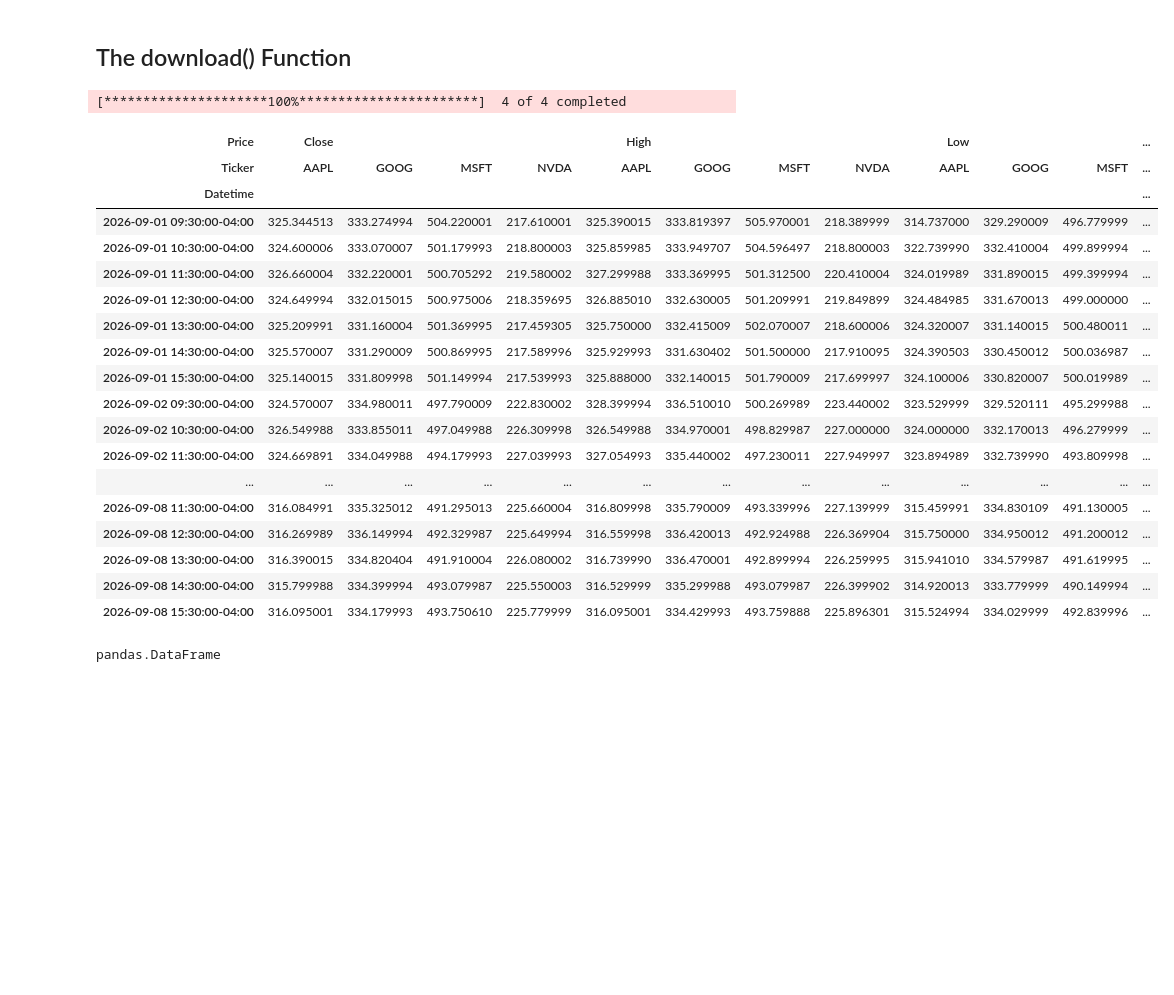
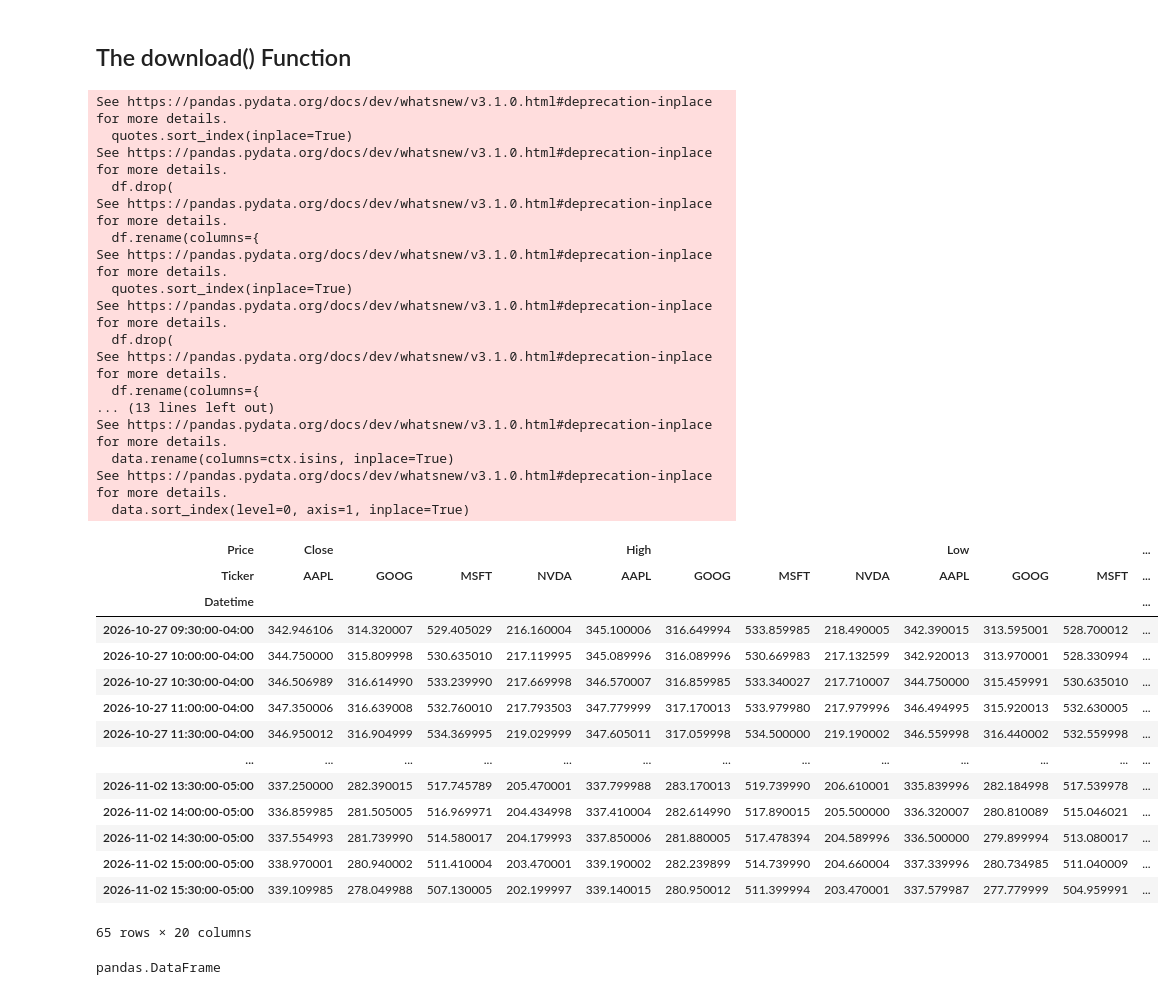
Before and after one commit to ianmcloughlin/computer-infrastructure, a Jupyter notebook: notes/yfinance.ipynb, the cells around one changed output. Cells and saved outputs as stored; diff of their text form; code cells hidden in the pictures; blank space fills up the shorter version.

```diff
--- a/notes/yfinance.ipynb
+++ b/notes/yfinance.ipynb
@@ -214,31 +276,43 @@ DatetimeIndex(['2026-08-10', '2026-08-11', '2026-08-12', '2026-08-13',
 ## The download() Function
 # %%
 # Get data.
-df = yf.download(['MSFT', 'AAPL', 'GOOG', 'NVDA'], period='5d', interval='1h')
+df = yf.download(['MSFT', 'AAPL', 'GOOG', 'NVDA'], period='5d', interval='30m')
 
 # Show.
 df
 # %% [output]
-[*********************100%***********************]  4 of 4 completed
+See https://pandas.pydata.org/docs/dev/whatsnew/v3.1.0.html#deprecation-inplace for more details.
+  quotes.sort_index(inplace=True)
+See https://pandas.pydata.org/docs/dev/whatsnew/v3.1.0.html#deprecation-inplace for more details.
+  df.drop(
+See https://pandas.pydata.org/docs/dev/whatsnew/v3.1.0.html#deprecation-inplace for more details.
+  df.rename(columns={
+See https://pandas.pydata.org/docs/dev/whatsnew/v3.1.0.html#deprecation-inplace for more details.
+  quotes.sort_index(inplace=True)
+See https://pandas.pydata.org/docs/dev/whatsnew/v3.1.0.html#deprecation-inplace for more details.
+  df.drop(
+See https://pandas.pydata.org/docs/dev/whatsnew/v3.1.0.html#deprecation-inplace for more details.
+  df.rename(columns={
+... (13 lines left out)
+See https://pandas.pydata.org/docs/dev/whatsnew/v3.1.0.html#deprecation-inplace for more details.
+  data.rename(columns=ctx.isins, inplace=True)
+See https://pandas.pydata.org/docs/dev/whatsnew/v3.1.0.html#deprecation-inplace for more details.
+  data.sort_index(level=0, axis=1, inplace=True)
 | Price | Close |  |  |  | High |  |  |  | Low |  |  | ... |
 | Ticker | AAPL | GOOG | MSFT | NVDA | AAPL | GOOG | MSFT | NVDA | AAPL | GOOG | MSFT | ... |
 | Datetime |  |  |  |  |  |  |  |  |  |  |  | ... |
-| 2026-09-01 09:30:00-04:00 | 325.344513 | 333.274994 | 504.220001 | 217.610001 | 325.390015 | 333.819397 | 505.970001 | 218.389999 | 314.737000 | 329.290009 | 496.779999 | ... |
-| 2026-09-01 10:30:00-04:00 | 324.600006 | 333.070007 | 501.179993 | 218.800003 | 325.859985 | 333.949707 | 504.596497 | 218.800003 | 322.739990 | 332.410004 | 499.899994 | ... |
-| 2026-09-01 11:30:00-04:00 | 326.660004 | 332.220001 | 500.705292 | 219.580002 | 327.299988 | 333.369995 | 501.312500 | 220.410004 | 324.019989 | 331.890015 | 499.399994 | ... |
-| 2026-09-01 12:30:00-04:00 | 324.649994 | 332.015015 | 500.975006 | 218.359695 | 326.885010 | 332.630005 | 501.209991 | 219.849899 | 324.484985 | 331.670013 | 499.000000 | ... |
-| 2026-09-01 13:30:00-04:00 | 325.209991 | 331.160004 | 501.369995 | 217.459305 | 325.750000 | 332.415009 | 502.070007 | 218.600006 | 324.320007 | 331.140015 | 500.480011 | ... |
-| 2026-09-01 14:30:00-04:00 | 325.570007 | 331.290009 | 500.869995 | 217.589996 | 325.929993 | 331.630402 | 501.500000 | 217.910095 | 324.390503 | 330.450012 | 500.036987 | ... |
-| 2026-09-01 15:30:00-04:00 | 325.140015 | 331.809998 | 501.149994 | 217.539993 | 325.888000 | 332.140015 | 501.790009 | 217.699997 | 324.100006 | 330.820007 | 500.019989 | ... |
-| 2026-09-02 09:30:00-04:00 | 324.570007 | 334.980011 | 497.790009 | 222.830002 | 328.399994 | 336.510010 | 500.269989 | 223.440002 | 323.529999 | 329.520111 | 495.299988 | ... |
-| 2026-09-02 10:30:00-04:00 | 326.549988 | 333.855011 | 497.049988 | 226.309998 | 326.549988 | 334.970001 | 498.829987 | 227.000000 | 324.000000 | 332.170013 | 496.279999 | ... |
-| 2026-09-02 11:30:00-04:00 | 324.669891 | 334.049988 | 494.179993 | 227.039993 | 327.054993 | 335.440002 | 497.230011 | 227.949997 | 323.894989 | 332.739990 | 493.809998 | ... |
+| 2026-10-27 09:30:00-04:00 | 342.946106 | 314.320007 | 529.405029 | 216.160004 | 345.100006 | 316.649994 | 533.859985 | 218.490005 | 342.390015 | 313.595001 | 528.700012 | ... |
+| 2026-10-27 10:00:00-04:00 | 344.750000 | 315.809998 | 530.635010 | 217.119995 | 345.089996 | 316.089996 | 530.669983 | 217.132599 | 342.920013 | 313.970001 | 528.330994 | ... |
+| 2026-10-27 10:30:00-04:00 | 346.506989 | 316.614990 | 533.239990 | 217.669998 | 346.570007 | 316.859985 | 533.340027 | 217.710007 | 344.750000 | 315.459991 | 530.635010 | ... |
+| 2026-10-27 11:00:00-04:00 | 347.350006 | 316.639008 | 532.760010 | 217.793503 | 347.779999 | 317.170013 | 533.979980 | 217.979996 | 346.494995 | 315.920013 | 532.630005 | ... |
+| 2026-10-27 11:30:00-04:00 | 346.950012 | 316.904999 | 534.369995 | 219.029999 | 347.605011 | 317.059998 | 534.500000 | 219.190002 | 346.559998 | 316.440002 | 532.559998 | ... |
 | ... | ... | ... | ... | ... | ... | ... | ... | ... | ... | ... | ... | ... |
-| 2026-09-08 11:30:00-04:00 | 316.084991 | 335.325012 | 491.295013 | 225.660004 | 316.809998 | 335.790009 | 493.339996 | 227.139999 | 315.459991 | 334.830109 | 491.130005 | ... |
-| 2026-09-08 12:30:00-04:00 | 316.269989 | 336.149994 | 492.329987 | 225.649994 | 316.559998 | 336.420013 | 492.924988 | 226.369904 | 315.750000 | 334.950012 | 491.200012 | ... |
-| 2026-09-08 13:30:00-04:00 | 316.390015 | 334.820404 | 491.910004 | 226.080002 | 316.739990 | 336.470001 | 492.899994 | 226.259995 | 315.941010 | 334.579987 | 491.619995 | ... |
-| 2026-09-08 14:30:00-04:00 | 315.799988 | 334.399994 | 493.079987 | 225.550003 | 316.529999 | 335.299988 | 493.079987 | 226.399902 | 314.920013 | 333.779999 | 490.149994 | ... |
-| 2026-09-08 15:30:00-04:00 | 316.095001 | 334.179993 | 493.750610 | 225.779999 | 316.095001 | 334.429993 | 493.759888 | 225.896301 | 315.524994 | 334.029999 | 492.839996 | ... |
+| 2026-11-02 13:30:00-05:00 | 337.250000 | 282.390015 | 517.745789 | 205.470001 | 337.799988 | 283.170013 | 519.739990 | 206.610001 | 335.839996 | 282.184998 | 517.539978 | ... |
+| 2026-11-02 14:00:00-05:00 | 336.859985 | 281.505005 | 516.969971 | 204.434998 | 337.410004 | 282.614990 | 517.890015 | 205.500000 | 336.320007 | 280.810089 | 515.046021 | ... |
+| 2026-11-02 14:30:00-05:00 | 337.554993 | 281.739990 | 514.580017 | 204.179993 | 337.850006 | 281.880005 | 517.478394 | 204.589996 | 336.500000 | 279.899994 | 513.080017 | ... |
+| 2026-11-02 15:00:00-05:00 | 338.970001 | 280.940002 | 511.410004 | 203.470001 | 339.190002 | 282.239899 | 514.739990 | 204.660004 | 337.339996 | 280.734985 | 511.040009 | ... |
+| 2026-11-02 15:30:00-05:00 | 339.109985 | 278.049988 | 507.130005 | 202.199997 | 339.140015 | 280.950012 | 511.399994 | 203.470001 | 337.579987 | 277.779999 | 504.959991 | ... |
+65 rows × 20 columns
 # %%
 # Show the type of the DataFrame.
 type(df)
```
Also changed, not shown: parts of 29 cells of this notebook, 5 other files.
